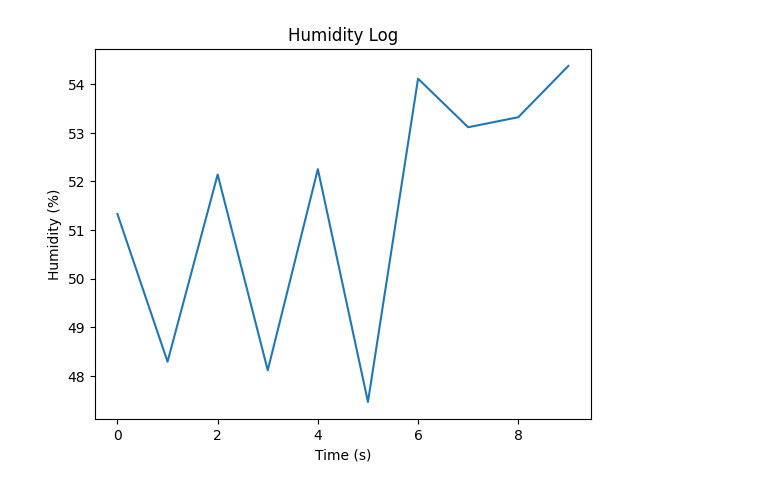
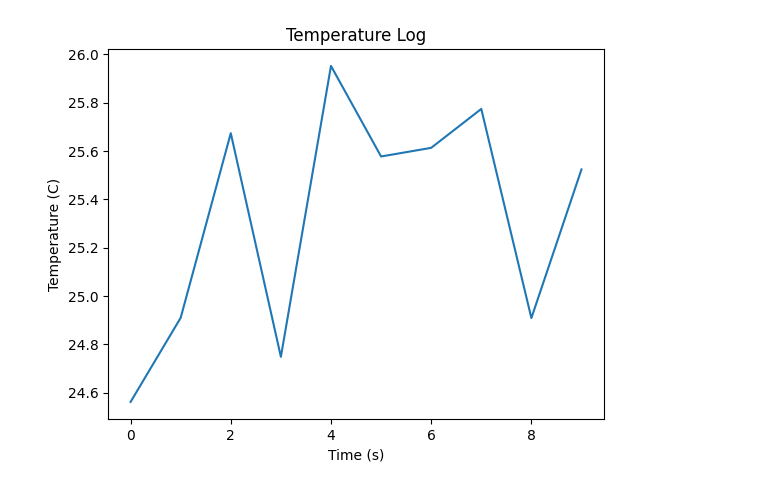
Before and after one commit to derrickmugambi935-ops/Ohm-s-law-calculator-, a Jupyter notebook: Data_logging_and_plotting.ipynb, the cells around one changed output. Cells and saved outputs as stored; diff of their text form; code cells hidden in the pictures.

```diff
--- a/Data_logging_and_plotting.ipynb
+++ b/Data_logging_and_plotting.ipynb
@@ -3,20 +3,20 @@
 # %%
 import random, time
 import matplotlib.pyplot as plt
 
-humidity = []
+temps = []
 
 for t in range(10):
-    hum = 50 + random.uniform(-5, 5)   # example: around 50% humidity
-    humidity.append(hum)
-    with open("humidity.csv", "a") as f:
-        f.write(f"{t},{hum}\n")
+    temp = 25 + random.uniform(-1, 1)
+    temps.append(temp)
+    with open("temps.csv", "a") as f:
+        f.write(f"{t},{temp}\n")
     time.sleep(0.5)
 
-plt.plot(humidity)
+plt.plot(temps)
 plt.xlabel("Time (s)")
-plt.ylabel("Humidity (%)")
-plt.title("Humidity Log")
+plt.ylabel("Temperature (C)")
+plt.title("Temperature Log")
 plt.show()
 # %% [output]
-[figure, old version]
+[figure, new version]
```
